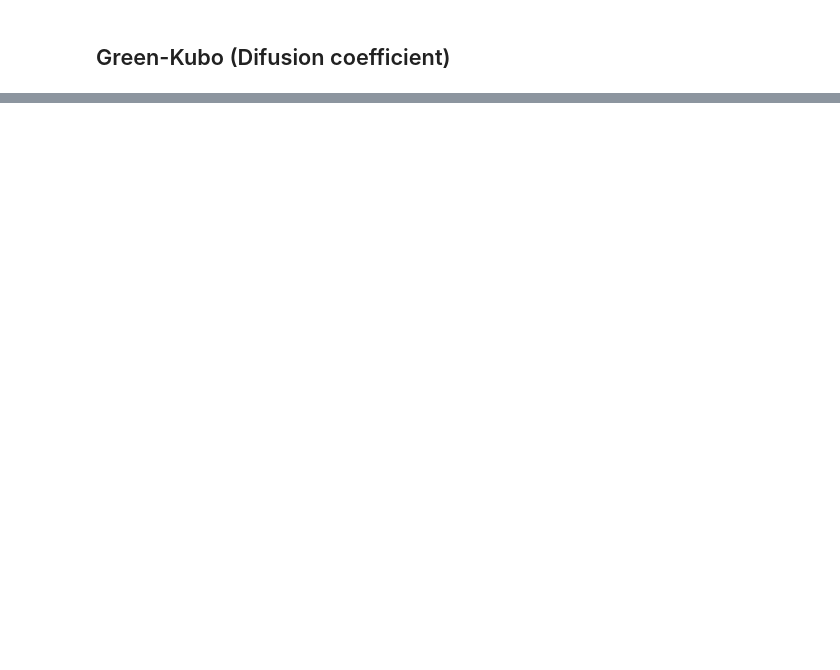
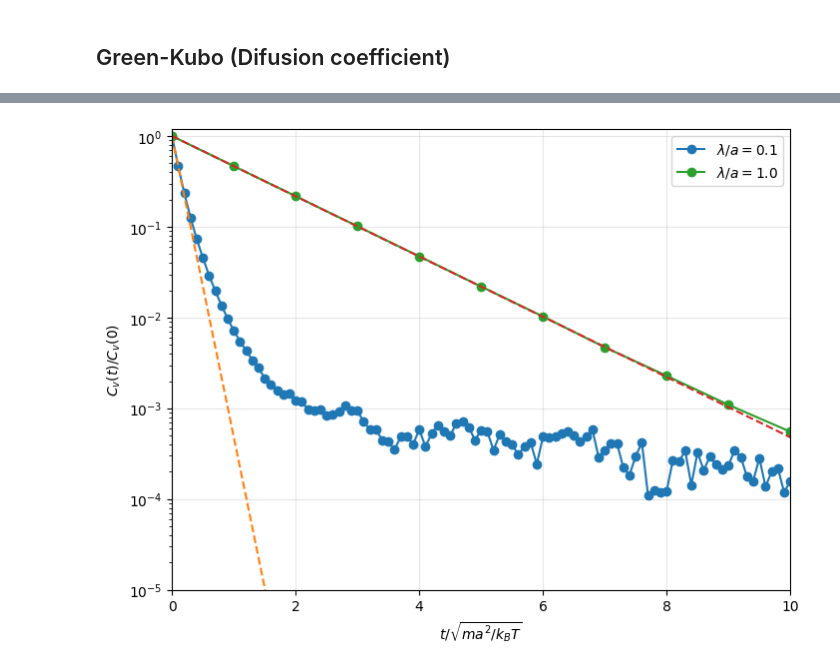
Before and after one commit to olegoniy/mpcd, a Jupyter notebook: notebooks/SolventCpp.ipynb, the cells around one changed output, grey strips where cells are left out. Saved outputs shown, nothing was run; the diff lists cells and outputs as text; code cells hidden in the pictures; blank space fills up the shorter version.

```diff
--- a/notebooks/SolventCpp.ipynb
+++ b/notebooks/SolventCpp.ipynb
@@ -435,0 +517,34 @@ Theory: 0.10288851740261527
+# %%
+plt.figure(figsize=(8, 6))
+
+for lambda_over_a in lambda_over_a_values:
+
+    data = results[lambda_over_a]
+
+    plt.semilogy(
+        data["time"],
+        data["vacf"],
+        "o-",
+        label=rf"$\lambda/a={lambda_over_a}$"
+    )
+
+    theory = memory_factor ** data["lags"]
+
+    plt.semilogy(
+        data["time"],
+        theory,
+        "--"
+    )
+
+plt.xlabel(r"$t / \sqrt{m a^2 / k_B T}$")
+plt.ylabel(r"$C_v(t) / C_v(0)$")
+
+plt.ylim(1e-5, 1.2)
+plt.xlim(0, 10)
+
+plt.legend()
+plt.grid(alpha=0.3)
+
+plt.show()
+# %% [output]
+[figure, added]
```
Also changed, not shown: parts of 10 cells of this notebook, 10 other files.
